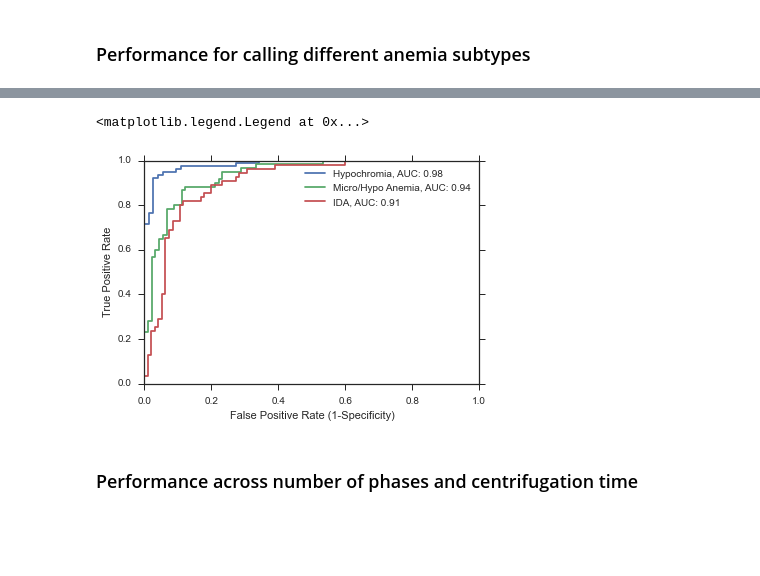
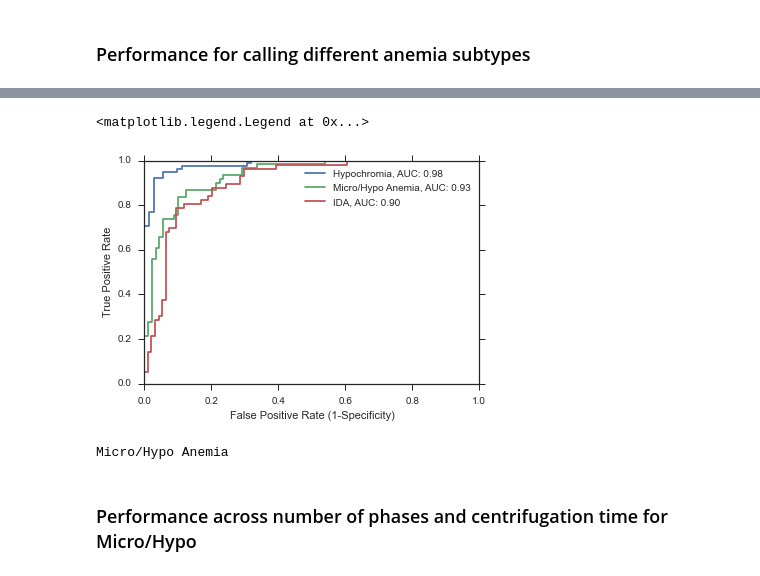
Before and after one commit to alexbw/ida, a Jupyter notebook: prediction/7-28-2015 AW Assessing best classification with bootstrap.ipynb, the cells around one changed output, grey strips where cells are left out. Drawn from its saved outputs; the diff is of its cells as text; code cells hidden in the pictures; blank space fills up the shorter version.

Commit message:
Updating figures and analysis. Fixed test evaluation

```diff
--- a/prediction/7-28-2015 AW Assessing best classification with bootstrap.ipynb
+++ b/prediction/7-28-2015 AW Assessing best classification with bootstrap.ipynb
@@ -18,6 +18,13 @@ from sklearn.metrics import precision_score, recall_score
 import seaborn as sns
 sns.set_style("ticks")
 %pylab inline
+
+def SlidingKFold(n,fold_size):
+    full_train = set(range(n))
+    for i in range(n-fold_size):
+        valid = np.arange(i,i+fold_size)
+        train = np.array(list(full_train.difference(valid)))
+        yield train,valid
 # %% [output]
 Populating the interactive namespace from numpy and matplotlib
 # %%
@@ -82,12 +89,23 @@ job = {u'C': 31.75,
  u'softwindow_mean': 45,
  u'softwindow_variance': 25}
 # %%
+# Prepare the data ahead of time
 all_data = np.vstack(sdf.data.values)
 window = stats.norm.pdf(np.arange(all_data.shape[1]), loc=job['softwindow_mean'], scale=job['softwindow_variance'])
 window /= window.max()
 cropped_data = all_data*window[None,:]
 preprocessor = decomp.KernelPCA(job['n_dimensions'], kernel='rbf', gamma=1).fit(cropped_data)
 sdf['processed_data'] = [d for d in preprocessor.transform(cropped_data)]
+
+nruntimes = len(np.unique(sdf.run_time))
+augmented_data = np.zeros((len(all_data),nruntimes*all_data.shape[1]))
+for patient in patients:
+    for ida in ["IDA2","IDA3"]:
+        idx = np.argwhere((sdf.patient==patient) & (sdf.ida == ida)).ravel()
+        augmented_data[idx] = cropped_data[idx].ravel()
+aug_preprocessor = decomp.KernelPCA(job['n_dimensions'], kernel='rbf', gamma=1).fit(augmented_data)
+# aug_preprocessor = decomp.PCA(100).fit(augmented_data)
+sdf['augmented_data'] = [d for d in aug_preprocessor.transform(augmented_data)]
 # %%
 def classify(job, sdf, train_patients, train_patient_idx, validation_patient_idx):
     """
@@ -198,7 +216,7 @@ infant_idx = np.argwhere((sdf['Age'] < 5)).ravel()
 all_woman_idx = np.argwhere(sdf['Sex'] == "F").ravel()
 all_man_idx = np.argwhere(sdf['Sex'] == "M").ravel()
 all_adult_idx = np.argwhere(sdf['Age'] > 15).ravel()
-
+all_idx = np.argwhere(sdf['Age']>0).ravel()
 labels = np.empty((len(this_sdf)), dtype='|S30')
 labels[:] = ''
 # labels[woman_idx] = 'woman'
@@ -236,12 +254,12 @@ for idiagnosis,(this_diagnosis_idx, name) in enumerate(zip([hypochromia_idx, mic
     pred_ys = []
     all_scores = []
     ii = 0
-    # for train, validate_and_test in cross_validation.LeavePOut(n_patients, 2):
-    for train,validate_and_test in cross_validation.KFold(n_patients,n_patients-2):
-        validate = validate_and_test[:1]
-        test = validate_and_test[1:]
-
-        true_y, pred_y, scores, train_idx, validation_idx = classify(job, this_sdf, patients, train, validate)
+#     for train, validate_and_test in cross_validation.LeavePOut(n_patients, 2):
+    for train,validate_and_test in SlidingKFold(n_patients,2):
+        validate = validate_and_test[0:1]
+        test = validate_and_test[1:2]
+#         true_y, pred_y, scores, train_idx, validation_idx = classify(job, this_sdf, patients, train, validate)
+        true_y, pred_y, scores, train_idx, validation_idx = classify(job, this_sdf, patients, train, test)
         validation_idxs.append(validation_idx.ravel())
         true_ys.append(true_y)
         pred_ys.append(pred_y)
@@ -266,23 +284,19 @@ for idiagnosis,(this_diagnosis_idx, name) in enumerate(zip([hypochromia_idx, mic
     curves[name]['fpr'] = fpr
     curves[name]['tpr'] = tpr
 
-    for pop_idx,pop_name in ((child_idx,"Between 5 and 15"),
-            (infant_idx,"Younger Than 5"),
-            (all_woman_idx,"All Women"),
-            (all_man_idx,"All Men"),
+    for pop_idx,pop_name in (\
+             (all_idx, "General"),
+             (all_man_idx,"All Men"),
+             (all_woman_idx,"All Women"),
+             (all_adult_idx,"All Over 15"),
+             (child_idx,"Between 5 and 15"),
+             (infant_idx,"Younger Than 5")):
             # (woman_idx,"Women Over 15"),
             # (man_idx,"Men Over 15"),
-            (all_adult_idx,"All Over 15")):
 
-        pop_auc = []
-        for i in range(len(true_ys)):
-            this_idx = np.array([v in pop_idx for v in validation_idxs[i]])
-            if len(set(true_ys[i][this_idx])) <= 1:
-                continue # we only have one class in this fold,disease and population tuple
-            pop_auc.append(roc_auc_score(true_ys[i][this_idx], all_scores[i][this_idx]))
-
-        if len(pop_auc) > 0:
-            print pop_name + " AUC: %2.2f (%2.2f, %2.2f)" % tuple(np.percentile(pop_auc, [50,10,90]))
+        this_idx = np.array([v in pop_idx for v in validation_idxs.ravel()])
+        pop_auc = roc_auc_score(true_ys.ravel()[this_idx], all_scores.ravel()[this_idx])
+        print pop_name + " AUC: %2.2f" % pop_auc
 
 legend()
 # %% [output]
@@ -306,5 +320,11 @@ Confusion Matrix:
 <matplotlib.legend.Legend at 0x...>
-[figure, old version]
+[figure, new version]
+# %%
+name = curves.keys()[2]
+print(name)
+pd.DataFrame(np.hstack((curves[name]['fpr'][:,None],curves[name]['tpr'][:,None]))).to_clipboard(excel=True, index=False, header=False)
+# %% [output]
+Micro/Hypo Anemia
 # %% [markdown]
-### Performance across number of phases and centrifugation time
+### Performance across number of phases and centrifugation time for Micro/Hypo
 # %%
```
Also changed, not shown: parts of 4 cells of this notebook, 5 other files.
